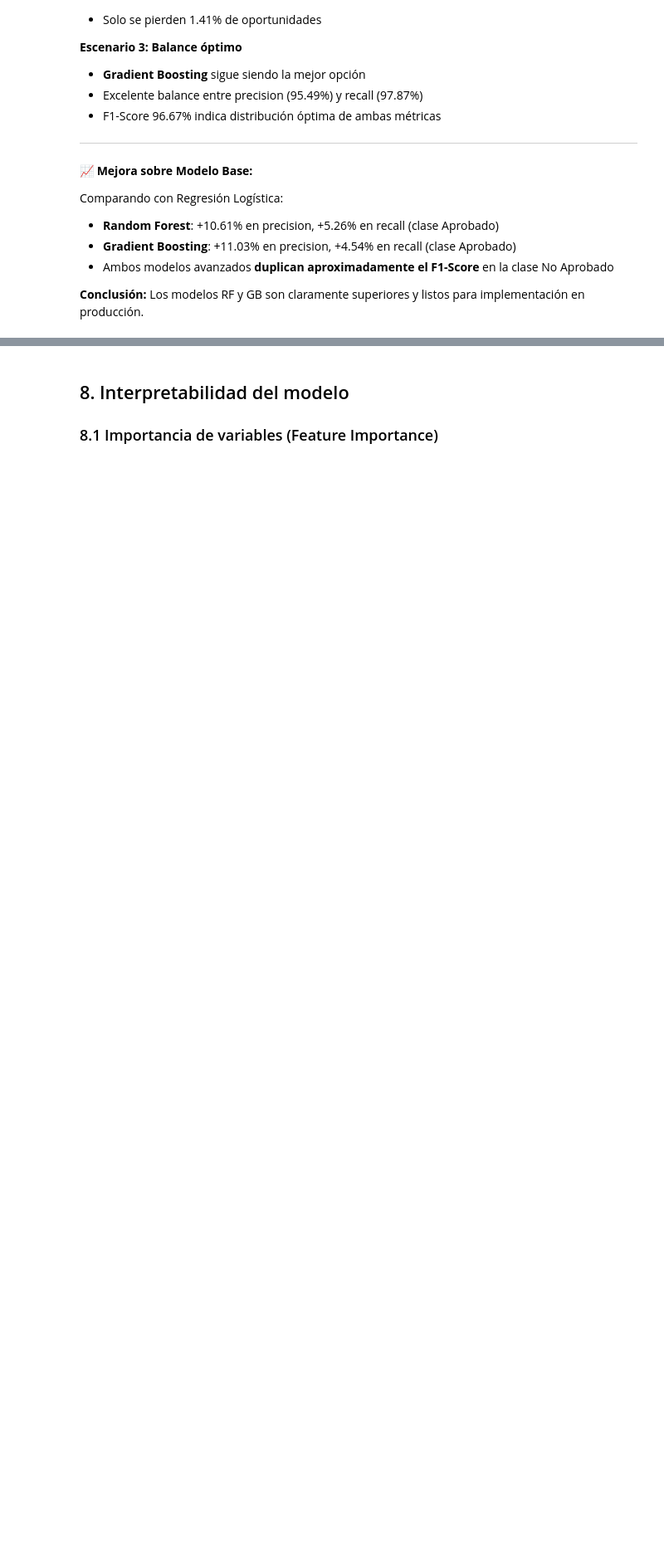
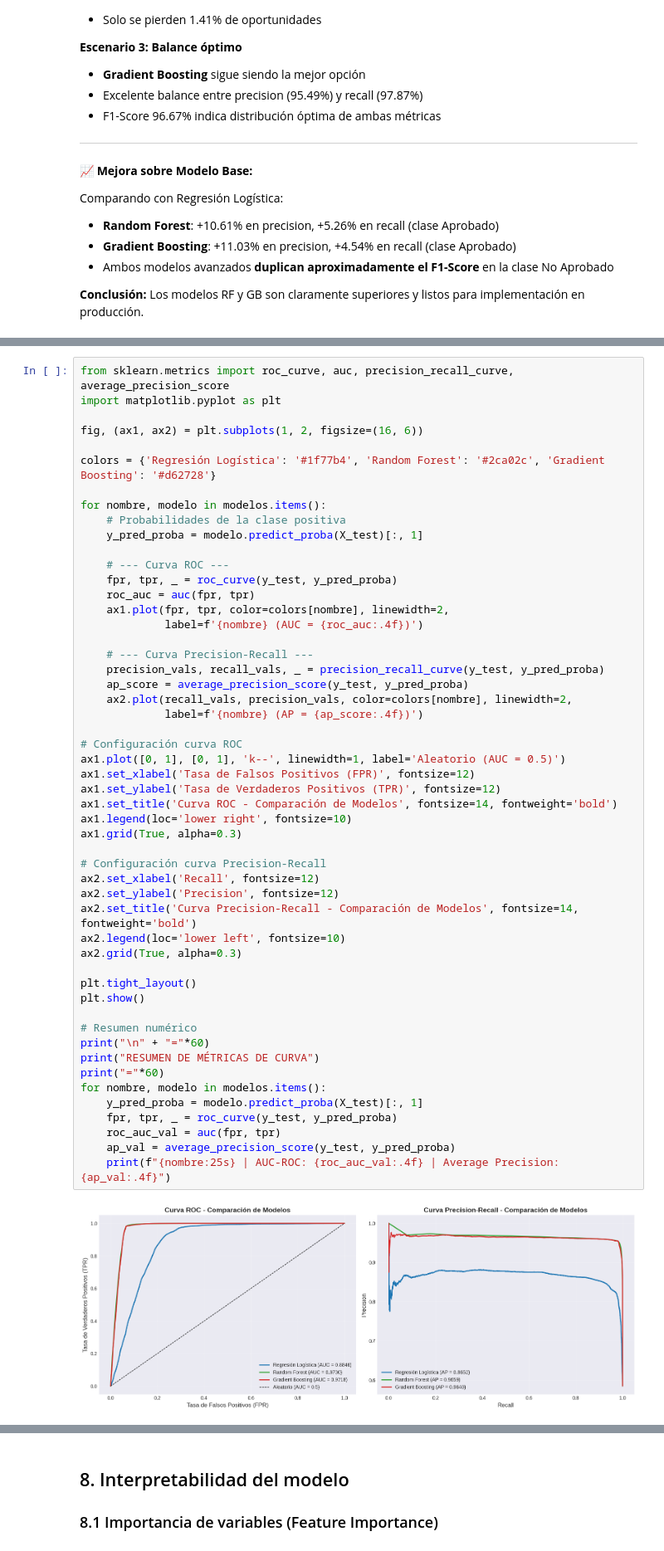
Before and after one commit to thisisrober/hmda-loan-approval-ml-analysis, a Jupyter notebook: notebook.ipynb, the cells around one changed output, grey strips where cells are left out. Shown at 83% size. Cells and saved outputs as stored; diff of their text form; blank space fills up the shorter version.

```diff
--- a/notebook.ipynb
+++ b/notebook.ipynb
@@ -1527,0 +1531,54 @@ Comparando con Regresión Logística:
+# %%
+from sklearn.metrics import roc_curve, auc, precision_recall_curve, average_precision_score
+import matplotlib.pyplot as plt
+
+fig, (ax1, ax2) = plt.subplots(1, 2, figsize=(16, 6))
+
+colors = {'Regresión Logística': '#1f77b4', 'Random Forest': '#2ca02c', 'Gradient Boosting': '#d62728'}
+
+for nombre, modelo in modelos.items():
+    # Probabilidades de la clase positiva
+    y_pred_proba = modelo.predict_proba(X_test)[:, 1]
+
+    # --- Curva ROC ---
+    fpr, tpr, _ = roc_curve(y_test, y_pred_proba)
+    roc_auc = auc(fpr, tpr)
+    ax1.plot(fpr, tpr, color=colors[nombre], linewidth=2,
+             label=f'{nombre} (AUC = {roc_auc:.4f})')
+
+    # --- Curva Precision-Recall ---
+    precision_vals, recall_vals, _ = precision_recall_curve(y_test, y_pred_proba)
+    ap_score = average_precision_score(y_test, y_pred_proba)
+    ax2.plot(recall_vals, precision_vals, color=colors[nombre], linewidth=2,
+             label=f'{nombre} (AP = {ap_score:.4f})')
+
+# Configuración curva ROC
+ax1.plot([0, 1], [0, 1], 'k--', linewidth=1, label='Aleatorio (AUC = 0.5)')
+ax1.set_xlabel('Tasa de Falsos Positivos (FPR)', fontsize=12)
+ax1.set_ylabel('Tasa de Verdaderos Positivos (TPR)', fontsize=12)
+ax1.set_title('Curva ROC - Comparación de Modelos', fontsize=14, fontweight='bold')
+ax1.legend(loc='lower right', fontsize=10)
+ax1.grid(True, alpha=0.3)
+
+# Configuración curva Precision-Recall
+ax2.set_xlabel('Recall', fontsize=12)
+ax2.set_ylabel('Precision', fontsize=12)
+ax2.set_title('Curva Precision-Recall - Comparación de Modelos', fontsize=14, fontweight='bold')
+ax2.legend(loc='lower left', fontsize=10)
+ax2.grid(True, alpha=0.3)
+
+plt.tight_layout()
+plt.show()
+
+# Resumen numérico
+print("\n" + "="*60)
+print("RESUMEN DE MÉTRICAS DE CURVA")
+print("="*60)
+for nombre, modelo in modelos.items():
+    y_pred_proba = modelo.predict_proba(X_test)[:, 1]
+    fpr, tpr, _ = roc_curve(y_test, y_pred_proba)
+    roc_auc_val = auc(fpr, tpr)
+    ap_val = average_precision_score(y_test, y_pred_proba)
+    print(f"{nombre:25s} | AUC-ROC: {roc_auc_val:.4f} | Average Precision: {ap_val:.4f}")
+# %% [output]
+[figure, added]
```
Also changed, not shown: parts of 16 cells of this notebook, 2 other files.
